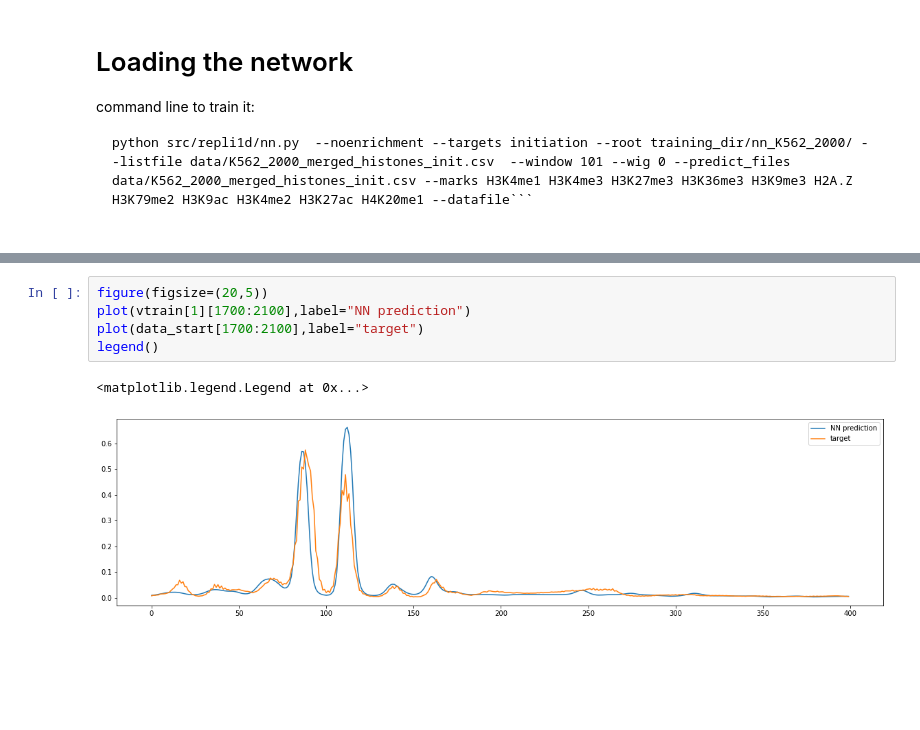
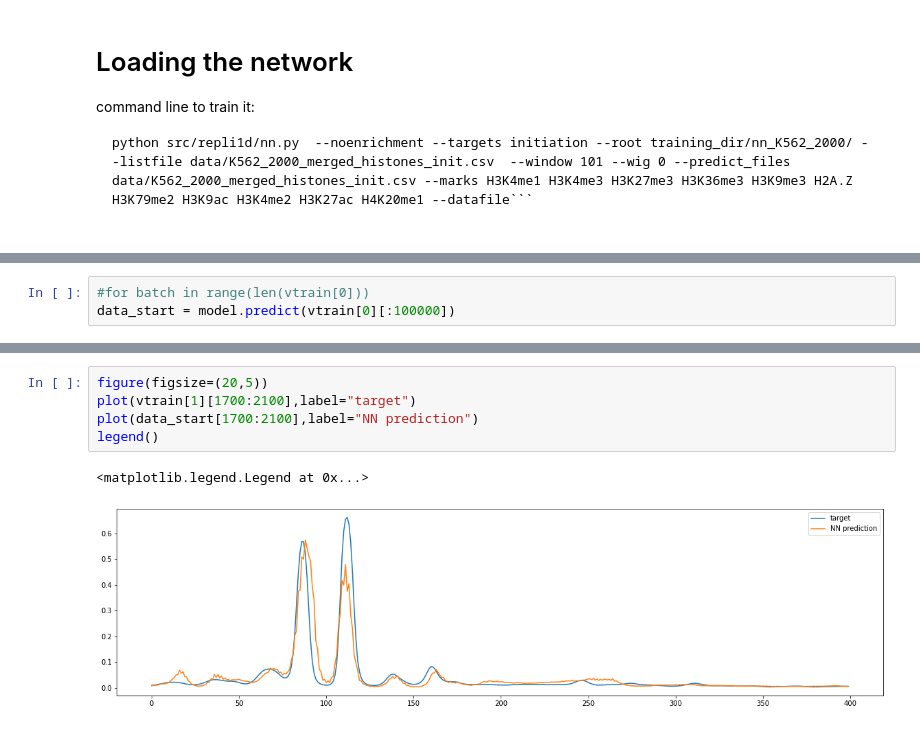
Before and after one commit to organic-chemistry/repli1D, a Jupyter notebook: notebook_demo/Running NN on marks.ipynb, the cells around one changed output, grey strips where cells are left out. Saved outputs shown, nothing was run; the diff lists cells and outputs as text; blank space fills up the shorter version.

```diff
--- a/notebook_demo/Running NN on marks.ipynb
+++ b/notebook_demo/Running NN on marks.ipynb
@@ -92,0 +101,3 @@ data_start = model.predict(vtrain[0][:4000])
+# %%
+#for batch in range(len(vtrain[0]))
+data_start = model.predict(vtrain[0][:100000])
@@ -93,8 +114,8 @@ data_start = model.predict(vtrain[0][:4000])
 # %%
 figure(figsize=(20,5))
-plot(vtrain[1][1700:2100],label="NN prediction")
-plot(data_start[1700:2100],label="target")
+plot(vtrain[1][1700:2100],label="target")
+plot(data_start[1700:2100],label="NN prediction")
 legend()
 # %% [output]
 <matplotlib.legend.Legend at 0x...>
-[figure, old version]
+[figure, new version]
```
Also changed, not shown: parts of 7 cells of this notebook, 2 other files.
